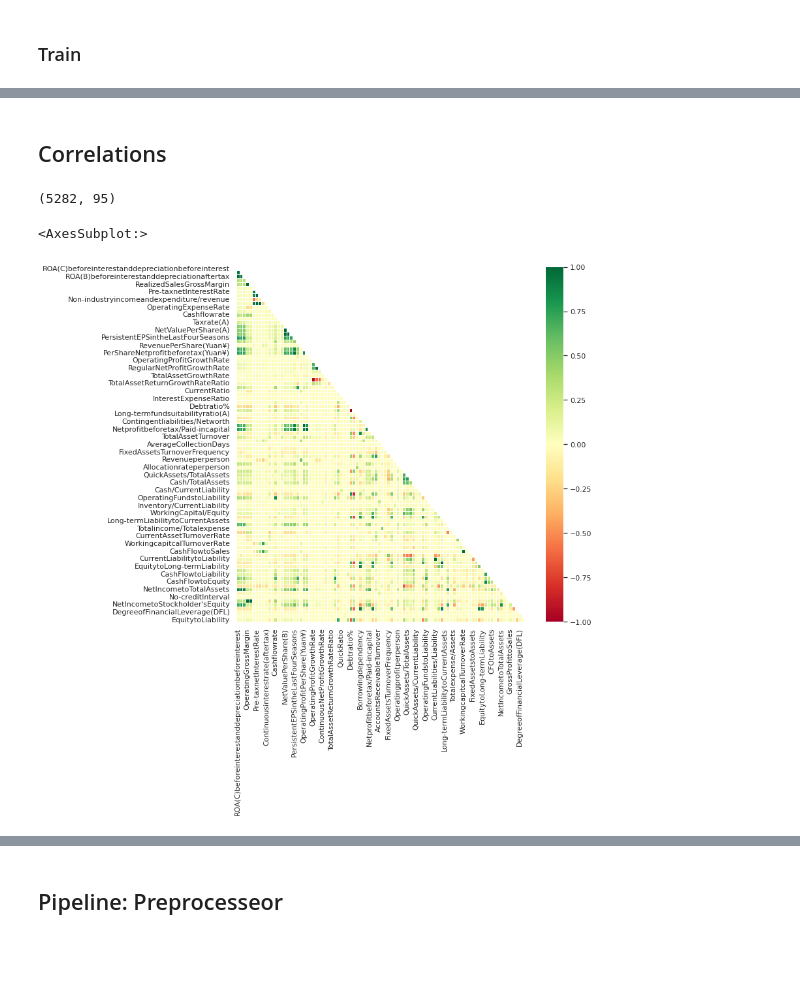
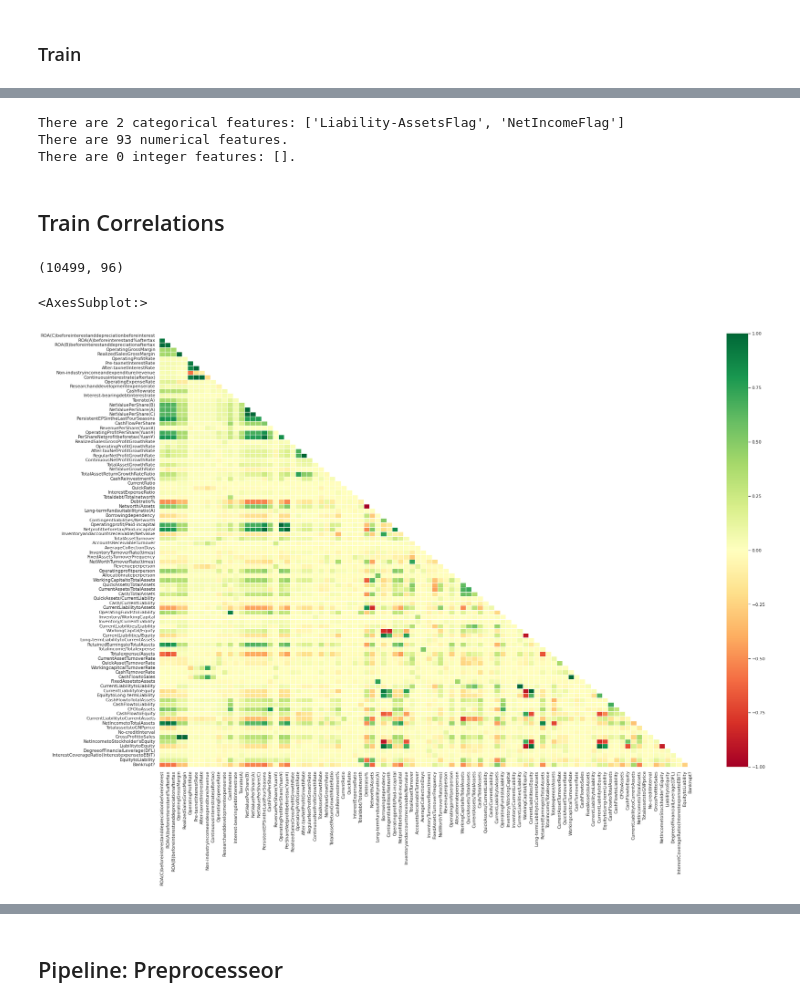
Before and after one commit to oimartin/company_bankruptcy_predictions, a Jupyter notebook: Notebook_bankrupt.ipynb, the cells around one changed output, grey strips where cells are left out. Cells and saved outputs as stored; diff of their text form; code cells hidden in the pictures; blank space fills up the shorter version.

```diff
--- a/Notebook_bankrupt.ipynb
+++ b/Notebook_bankrupt.ipynb
@@ -291,11 +227,0 @@ new_skew_neg = train_no_outliers.skew()[bottom_skew_neg.index]
-# %%
-f, (ax0, ax1, ax2, ax3, ax4) = plt.subplots(1,5, figsize=(20,5))
-
-strip_violin(train_no_outliers, 'Bankrupt?', top_skew_pos.index[0], new_skew_pos[0], ax0)
-strip_violin(train_no_outliers, 'Bankrupt?', top_skew_pos.index[1], new_skew_pos[1], ax1)
-strip_violin(train_no_outliers, 'Bankrupt?', top_skew_pos.index[2], new_skew_pos[2], ax2)
-strip_violin(train_no_outliers, 'Bankrupt?', top_skew_pos.index[3], new_skew_pos[3], ax3)
-strip_violin(train_no_outliers, 'Bankrupt?', top_skew_pos.index[4], new_skew_pos[4], ax4)
-
-plt.savefig('prev_skew_data_after_outlier_removal_pos.png')
-plt.show()
@@ -304,12 +227,0 @@ plt.show()
-# %%
-f, (ax0, ax1, ax2, ax3, ax4) = plt.subplots(1,5, figsize=(20,5))
-
-strip_violin(train_no_outliers, 'Bankrupt?', bottom_skew_neg.index[0], new_skew_neg[0], ax0)
-strip_violin(train_no_outliers, 'Bankrupt?', bottom_skew_neg.index[1], new_skew_neg[1], ax1)
-strip_violin(train_no_outliers, 'Bankrupt?', bottom_skew_neg.index[2], new_skew_neg[2], ax2)
-strip_violin(train_no_outliers, 'Bankrupt?', bottom_skew_neg.index[3], new_skew_neg[3], ax3)
-strip_violin(train_no_outliers, 'Bankrupt?', bottom_skew_neg.index[4], new_skew_neg[4], ax4)
-
-plt.savefig('prev_skew_data_after_outlier_removal_neg.png')
-
-plt.show()
@@ -400,8 +236,8 @@ def cat_num (data_frame):
 # %% [markdown]
 ### Train
 # %%
-features = cat_num(train_no_outliers)
-print(f'''There are {len(features[0])} categorical features.
-There are {len(features[1])} numerical features.
-There are {len(features[2])} integer features.''')
+features = cat_num(X_train)
+print(f'''There are {len(features[0])} categorical features. {features[0]}
+There are {len(features[1])} numerical features. {features[1]}
+There are {len(features[2])} integer features. {features[2]}''')
 # %% [output]
@@ -425,6 +261,5 @@ Name: Liability-AssetsFlag, dtype: int64
 # %%
-train_no_outliers[list(features[2])] = train_no_outliers[list(features[2])].astype('category')
-train_no_outliers['Bankrupt?'] = train_no_outliers['Bankrupt?'].astype('int64')
+X_train[features[2]] = X_train[features[2]].astype('category')
 
 features = cat_num(X_train)
 cat_features = list(features[0])
@@ -440,5 +300,18 @@ There are 2 integer features: ['Liability-AssetsFlag', 'NetIncomeFlag'].
+# %%
+X_test[features[2]] = X_test[features[2]].astype('category')
+features = cat_num(X_test)
+cat_features = list(features[0])
+num_features = list(features[1])
+int_features = list(features[2])
+print(f'''There are {len(features[0])} categorical features: {cat_features}
+There are {len(features[1])} numerical features.
+There are {len(features[2])} integer features: {int_features}.''')
+# %% [output]
+There are 2 categorical features: ['Liability-AssetsFlag', 'NetIncomeFlag']
+There are 93 numerical features.
+There are 0 integer features: [].
 # %% [markdown]
-## Correlations
+## Train Correlations
 # %%
 def mask_corr_graph (data_frame, columnsof_interest, fig_size=(7,5), show_corr=True, fig_name='feature_corr'):
   sns.set_theme(color_codes=True)
@@ -455,13 +328,14 @@ def mask_corr_graph (data_frame, columnsof_interest, fig_size=(7,5), show_corr=T
   ax.figure.savefig(f"{fig_name}.png")
 
   return ax
-# %%
-X_train.shape
-# %% [output]
-(5282, 95)
+# %%
+train = pd.concat([X_train, y_train], axis=1)
+train.shape
+# %% [output]
+(10499, 96)
 # %%
-mask_corr_graph(X_train, X_train.columns, fig_size=(10,10), show_corr=False)
+mask_corr_graph(train, train.columns, fig_size=(30,20), show_corr=False)
 # %% [output]
 <AxesSubplot:>
-[figure, old version]
+[figure, new version]
 # %%
```
Also changed, not shown: parts of 75 cells of this notebook.
